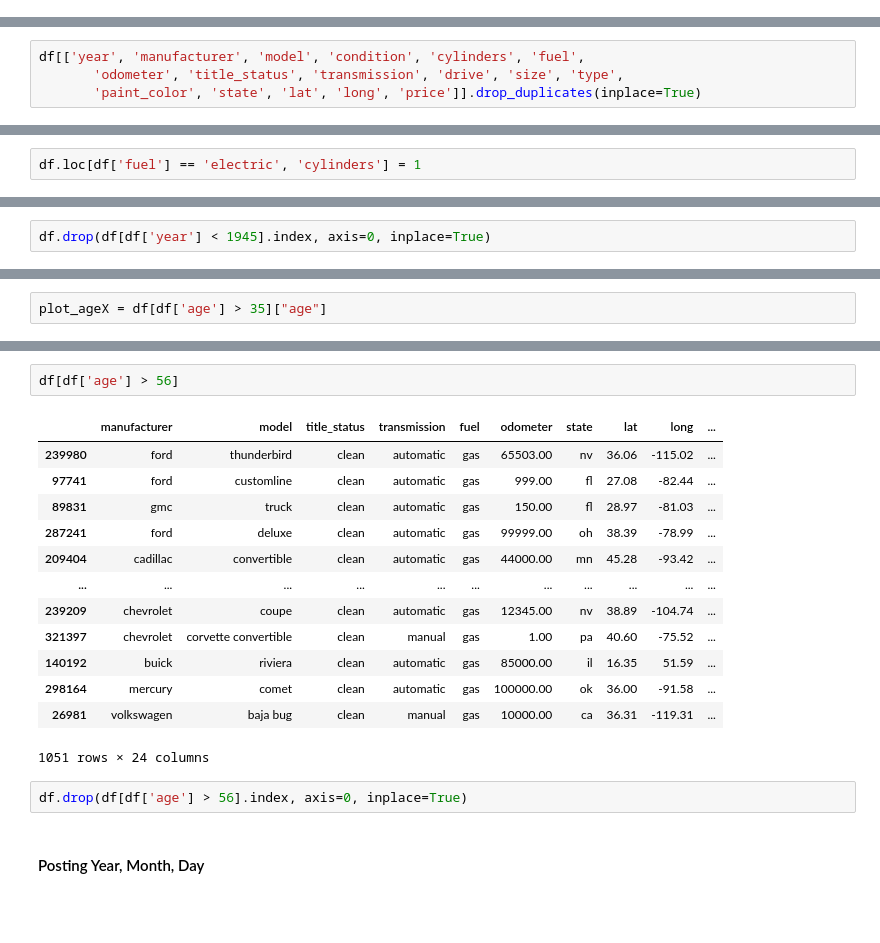
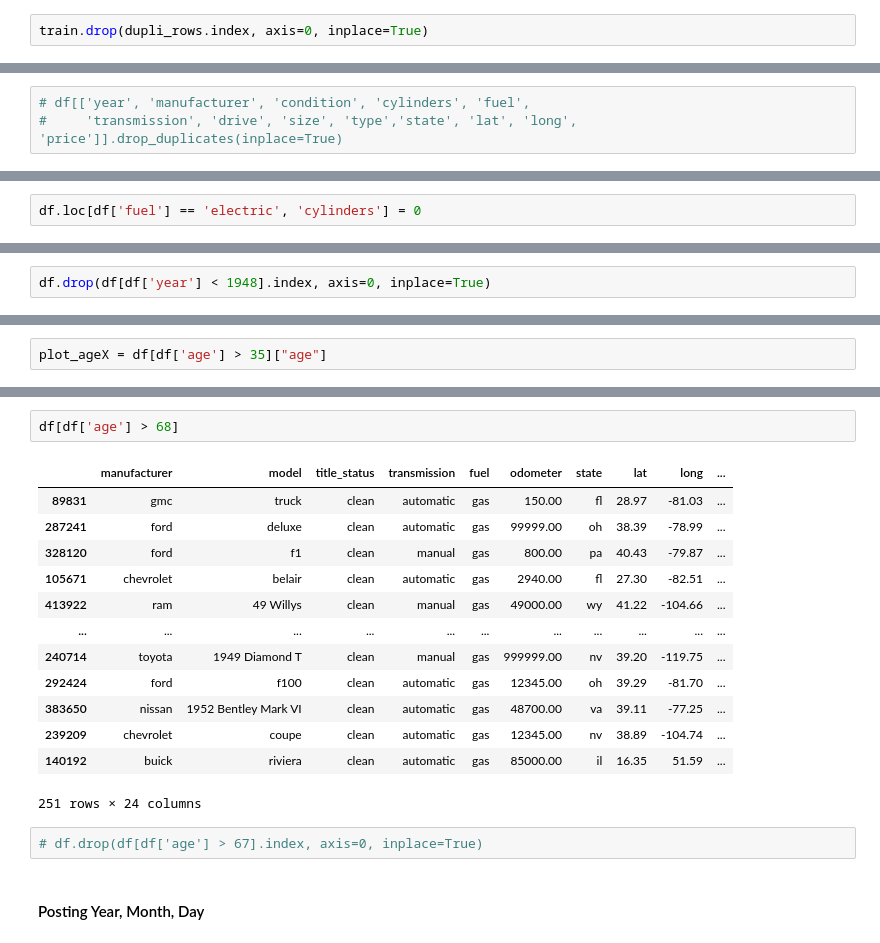
Before and after one commit to mustafa-tolu/Projects, a Jupyter notebook: car-price-prediction.ipynb, the cells around one changed output, grey strips where cells are left out. Drawn from its saved outputs; the diff is of its cells as text; blank space fills up the shorter version.

```diff
--- a/car-price-prediction.ipynb
+++ b/car-price-prediction.ipynb
@@ -96,2 +104,4 @@ memory usage: 44.3+ MB
+# %%
+train.drop(dupli_rows.index, axis=0, inplace=True)
 # %%
 round(train.isnull().sum() / train.shape[0] * 100, 2).sort_values()
@@ -237,7 +179,6 @@ df[['year', 'manufacturer', 'model', 'condition', 'cylinders', 'fuel',
 # %%
-df[['year', 'manufacturer', 'model', 'condition', 'cylinders', 'fuel',
-       'odometer', 'title_status', 'transmission', 'drive', 'size', 'type',
-       'paint_color', 'state', 'lat', 'long', 'price']].drop_duplicates(inplace=True)
+# df[['year', 'manufacturer', 'condition', 'cylinders', 'fuel',
+#     'transmission', 'drive', 'size', 'type','state', 'lat', 'long', 'price']].drop_duplicates(inplace=True)
 # %% [markdown]
 #### State
 # %%
@@ -985,5 +449,5 @@ pd.DataFrame(df.groupby(["manufacturer", "model", "fuel", "drive"]).cylinders.va
 # %%
-df.loc[df['fuel'] == 'electric', 'cylinders'] = 1
+df.loc[df['fuel'] == 'electric', 'cylinders'] = 0
 # %%
 fill_missing(df, "cylinders", ["manufacturer", "model", "fuel", "drive"])
 # %%
@@ -1354,5 +662,5 @@ df[df['year'] < 1945]
 # %%
-df.drop(df[df['year'] < 1945].index, axis=0, inplace=True)
+df.drop(df[df['year'] < 1948].index, axis=0, inplace=True)
 # %% [markdown]
 #### Age
 # %%
@@ -1449,21 +716,21 @@ plt.show()
 # %%
-df[df['age'] > 56]
+df[df['age'] > 68]
 # %% [output]
 |  | manufacturer | model | title_status | transmission | fuel | odometer | state | lat | long | ... |
-| 239980 | ford | thunderbird | clean | automatic | gas | 65503.00 | nv | 36.06 | -115.02 | ... |
-| 97741 | ford | customline | clean | automatic | gas | 999.00 | fl | 27.08 | -82.44 | ... |
 | 89831 | gmc | truck | clean | automatic | gas | 150.00 | fl | 28.97 | -81.03 | ... |
 | 287241 | ford | deluxe | clean | automatic | gas | 99999.00 | oh | 38.39 | -78.99 | ... |
-| 209404 | cadillac | convertible | clean | automatic | gas | 44000.00 | mn | 45.28 | -93.42 | ... |
+| 328120 | ford | f1 | clean | manual | gas | 800.00 | pa | 40.43 | -79.87 | ... |
+| 105671 | chevrolet | belair | clean | automatic | gas | 2940.00 | fl | 27.30 | -82.51 | ... |
+| 413922 | ram | 49 Willys | clean | manual | gas | 49000.00 | wy | 41.22 | -104.66 | ... |
 | ... | ... | ... | ... | ... | ... | ... | ... | ... | ... | ... |
+| 240714 | toyota | 1949 Diamond T | clean | manual | gas | 999999.00 | nv | 39.20 | -119.75 | ... |
+| 292424 | ford | f100 | clean | automatic | gas | 12345.00 | oh | 39.29 | -81.70 | ... |
+| 383650 | nissan | 1952 Bentley Mark VI | clean | automatic | gas | 48700.00 | va | 39.11 | -77.25 | ... |
 | 239209 | chevrolet | coupe | clean | automatic | gas | 12345.00 | nv | 38.89 | -104.74 | ... |
-| 321397 | chevrolet | corvette convertible | clean | manual | gas | 1.00 | pa | 40.60 | -75.52 | ... |
 | 140192 | buick | riviera | clean | automatic | gas | 85000.00 | il | 16.35 | 51.59 | ... |
-| 298164 | mercury | comet | clean | automatic | gas | 100000.00 | ok | 36.00 | -91.58 | ... |
-| 26981 | volkswagen | baja bug | clean | manual | gas | 10000.00 | ca | 36.31 | -119.31 | ... |
-1051 rows × 24 columns
+251 rows × 24 columns
 # %%
-df.drop(df[df['age'] > 56].index, axis=0, inplace=True)
+# df.drop(df[df['age'] > 67].index, axis=0, inplace=True)
 # %% [markdown]
 #### Posting Year, Month, Day
 # %%
```
Also changed, not shown: parts of 230 cells of this notebook.
